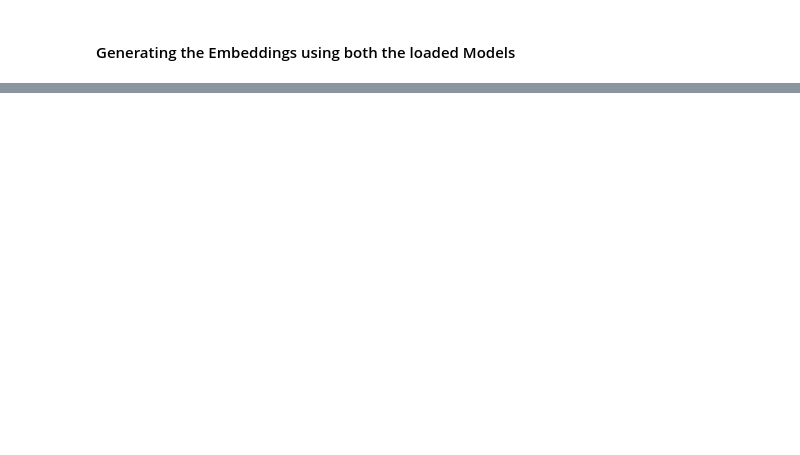
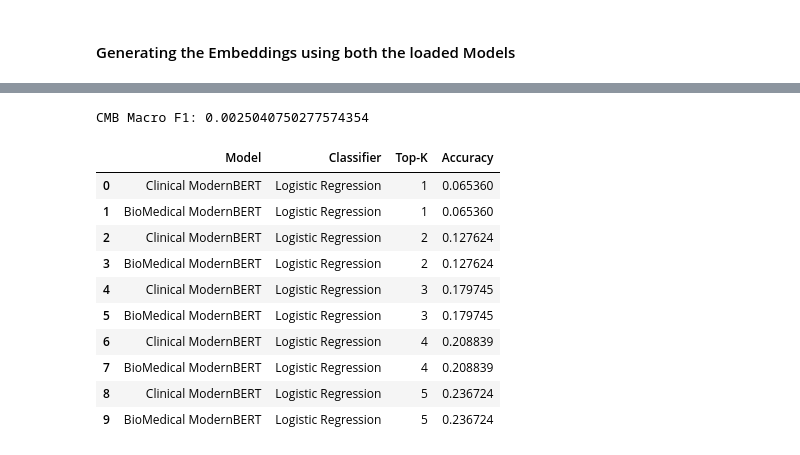
Before and after one commit to AvtnshM/Kaggle-Projects-Notebooks, a Jupyter notebook: clinical-modernbert-v-biomedicalmb-on-ddxplus-data.ipynb, the cells around one changed output, grey strips where cells are left out. Saved outputs shown, nothing was run; the diff lists cells and outputs as text; code cells hidden in the pictures; blank space fills up the shorter version.

Commit message:
Kaggle Notebook | Clinical ModernBERT v BioMedicalMB on DDXPlus Data | Version 12

```diff
--- a/clinical-modernbert-v-biomedicalmb-on-ddxplus-data.ipynb
+++ b/clinical-modernbert-v-biomedicalmb-on-ddxplus-data.ipynb
@@ -56,3 +107,10 @@ evidences_df.info()
+# %%
+def codes_to_text(evidence_str):
+    if not isinstance(evidence_str, str):
+        return ""
+    parts = [c.strip() for c in evidence_str.split(";")]
+    mapped = [evidences_df.loc[p, "question_en"] for p in parts if p in evidences_df.index]
+    return " ".join(mapped)
 # %%
 train_df["TEXT"] = train_df["EVIDENCES"].apply(codes_to_text)
 validate_df["TEXT"] = validate_df["EVIDENCES"].apply(codes_to_text)
@@ -125,8 +191,2 @@ bmb_train = embed(train_texts, bmb_tok, bmb_model)
-# %%
-cmb_valid = embed(valid_texts, cmb_tok, cmb_model)
-bmb_valid = embed(valid_texts, bmb_tok, bmb_model)
-
-cmb_test = embed(test_texts, cmb_tok, cmb_model)
-bmb_test = embed(test_texts, bmb_tok, bmb_model)
 # %%
 !pip install umap-learn -q
@@ -218,3 +285,5 @@ clf_cmb.fit(cmb_train, y_train)
 
 pred_cmb = clf_cmb.predict(embed(valid_texts, cmb_tok, cmb_model))
 print("CMB Macro F1:", f1_score(y_valid, pred_cmb, average='macro'))
+# %% [output]
+CMB Macro F1: 0.0025040750277574354
@@ -227,3 +290,51 @@ print("BMB Macro F1:", f1_score(y_valid, pred_bmb, average='macro'))
+# %%
+from sklearn.metrics import top_k_accuracy_score
+import pandas as pd
+
+# Clinical ModernBERT + Logistic Regression
+clf_cmb = LogisticRegression(max_iter=200)
+clf_cmb.fit(cmb_train, y_train)
+
+# BioMedical ModernBERT + Logistic Regression
+clf_bmb = LogisticRegression(max_iter=200)
+clf_bmb.fit(bmb_train, y_train)
+
+topk = [1, 2, 3, 4, 5]
+
+# Probabilities from Logistic Regression
+probs_cmb_lr = clf_cmb.predict_proba(cmb_valid)
+probs_bmb_lr = clf_bmb.predict_proba(bmb_valid)
+
+results_lr = []
+
+for k in topk:
+    results_lr.append({
+        "Model": "Clinical ModernBERT",
+        "Classifier": "Logistic Regression",
+        "Top-K": k,
+        "Accuracy": top_k_accuracy_score(y_valid, probs_cmb_lr, k=k)
+    })
+    results_lr.append({
+        "Model": "BioMedical ModernBERT",
+        "Classifier": "Logistic Regression",
+        "Top-K": k,
+        "Accuracy": top_k_accuracy_score(y_valid, probs_bmb_lr, k=k)
+    })
+
+df_lr = pd.DataFrame(results_lr)
+df_lr
+# %% [output]
+|  | Model | Classifier | Top-K | Accuracy |
+| 0 | Clinical ModernBERT | Logistic Regression | 1 | 0.065360 |
+| 1 | BioMedical ModernBERT | Logistic Regression | 1 | 0.065360 |
+| 2 | Clinical ModernBERT | Logistic Regression | 2 | 0.127624 |
+| 3 | BioMedical ModernBERT | Logistic Regression | 2 | 0.127624 |
+| 4 | Clinical ModernBERT | Logistic Regression | 3 | 0.179745 |
+| 5 | BioMedical ModernBERT | Logistic Regression | 3 | 0.179745 |
+| 6 | Clinical ModernBERT | Logistic Regression | 4 | 0.208839 |
+| 7 | BioMedical ModernBERT | Logistic Regression | 4 | 0.208839 |
+| 8 | Clinical ModernBERT | Logistic Regression | 5 | 0.236724 |
+| 9 | BioMedical ModernBERT | Logistic Regression | 5 | 0.236724 |
 # %%
 from sklearn.neural_network import MLPClassifier
 
```
Also changed, not shown: parts of 28 cells of this notebook.
